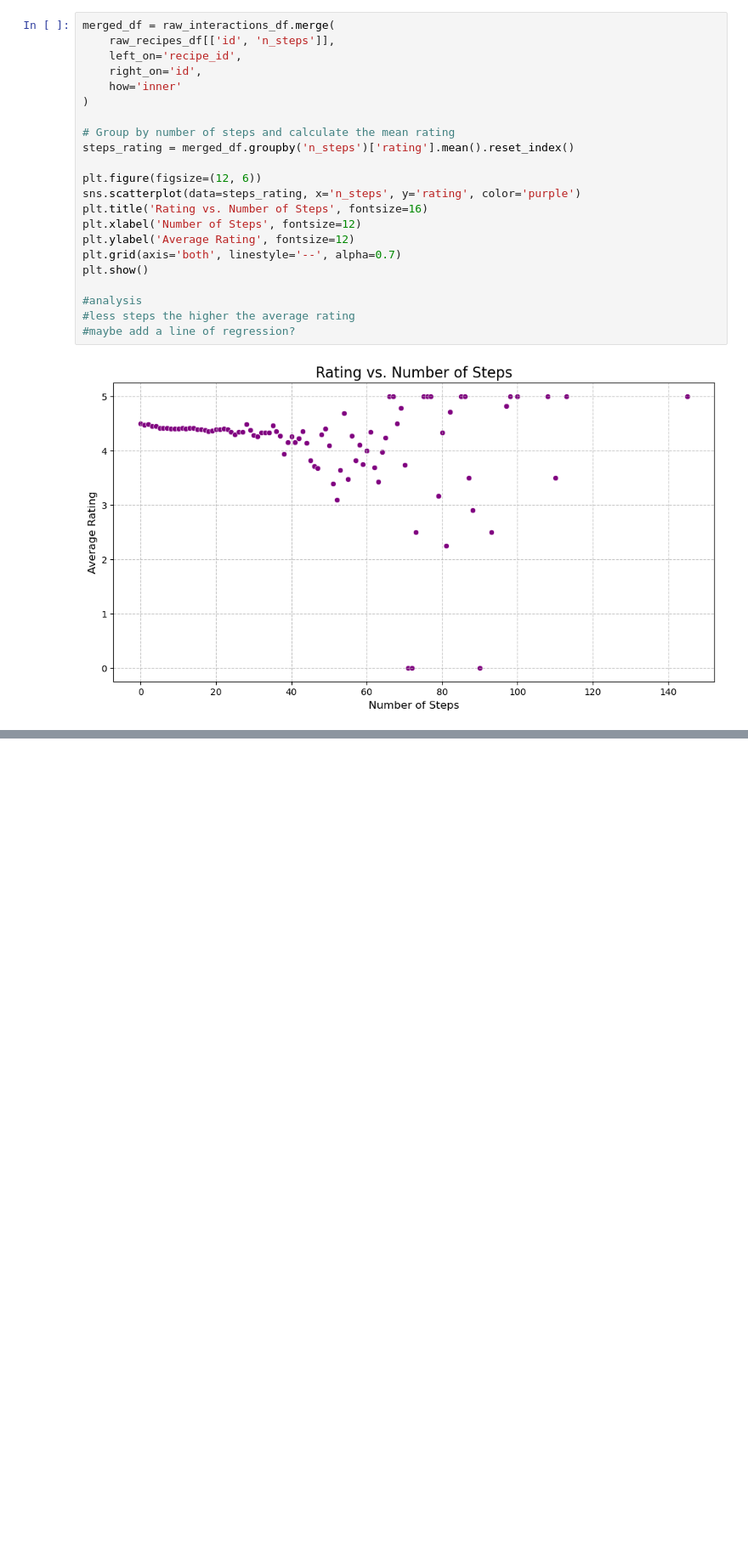
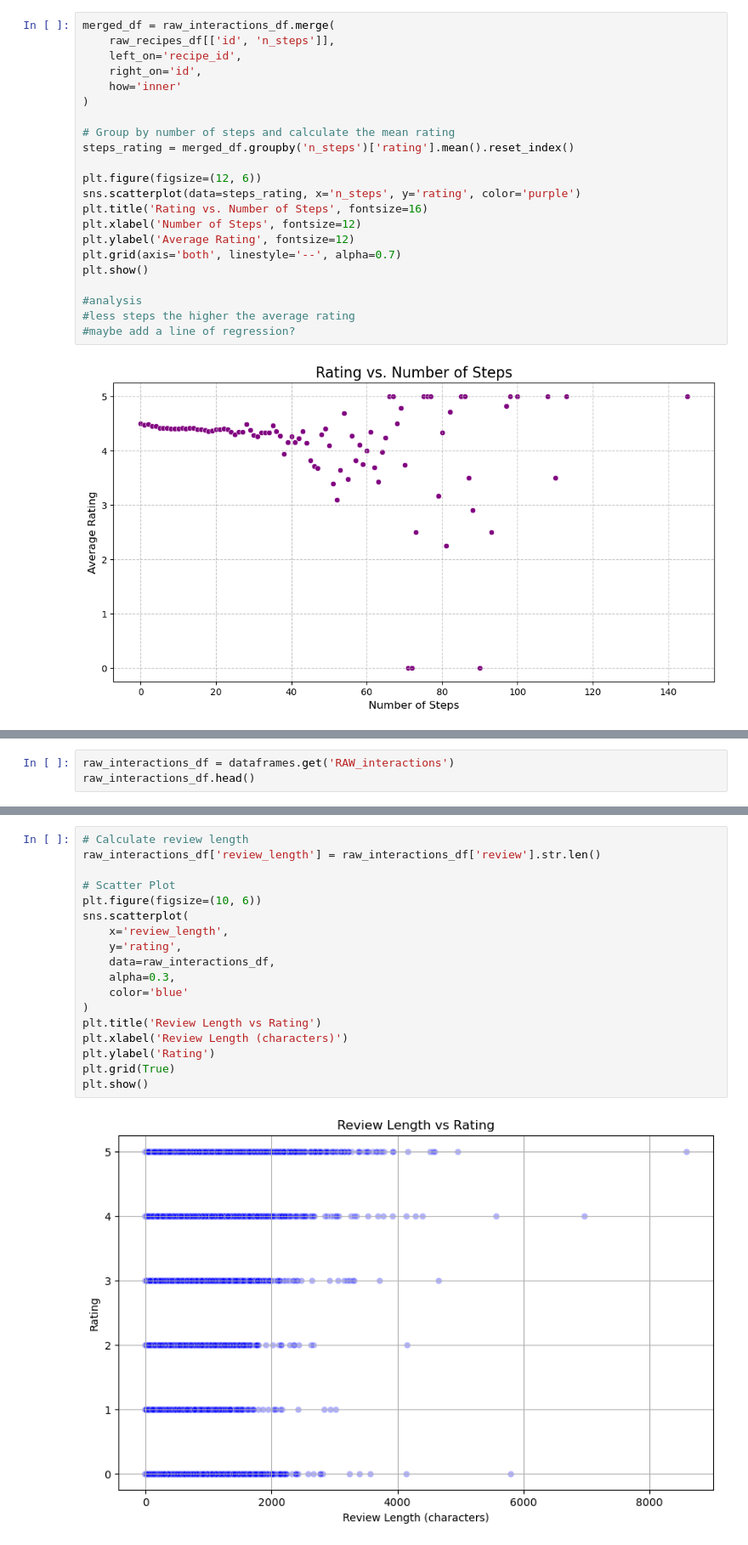
Before and after one commit to nathanielgberg/CSE-258, a Jupyter notebook: Assignment2.ipynb, the cells around one changed output, grey strips where cells are left out. Shown at 85% size. Cells and saved outputs as stored; diff of their text form; blank space fills up the shorter version.

```diff
--- a/Assignment2.ipynb
+++ b/Assignment2.ipynb
@@ -268,0 +243,3 @@ plt.show()
+# %%
+raw_interactions_df = dataframes.get('RAW_interactions')
+raw_interactions_df.head()
@@ -268,0 +253,20 @@ plt.show()
+# %%
+# Calculate review length
+raw_interactions_df['review_length'] = raw_interactions_df['review'].str.len()
+
+# Scatter Plot
+plt.figure(figsize=(10, 6))
+sns.scatterplot(
+    x='review_length',
+    y='rating',
+    data=raw_interactions_df,
+    alpha=0.3,
+    color='blue'
+)
+plt.title('Review Length vs Rating')
+plt.xlabel('Review Length (characters)')
+plt.ylabel('Rating')
+plt.grid(True)
+plt.show()
+# %% [output]
+[figure, added]
```
Also changed, not shown: parts of 12 cells of this notebook.
